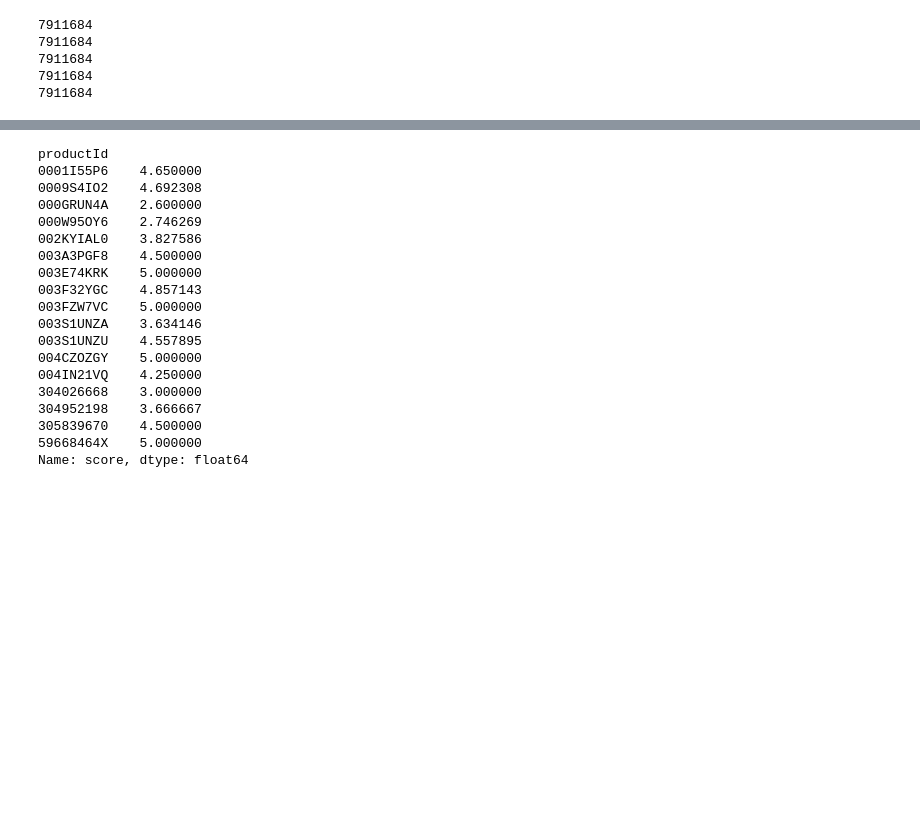
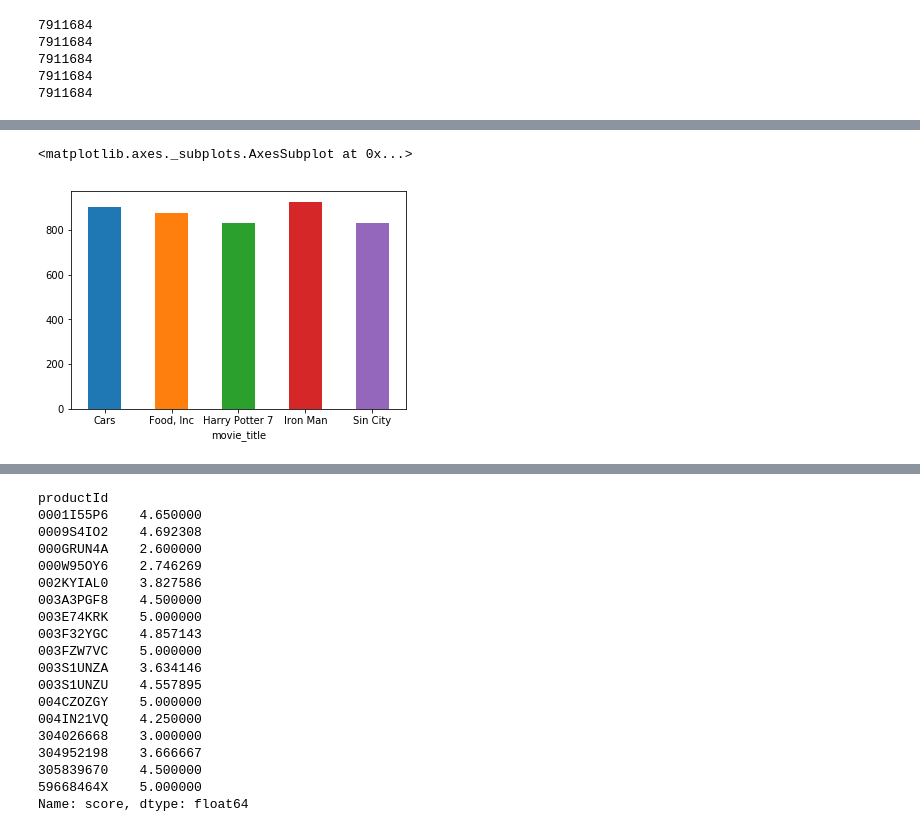
Before and after one commit to trangtran72/CS585_FinalProject, a Jupyter notebook: Final_Project.ipynb, the cells around one changed output, grey strips where cells are left out. Cells and saved outputs as stored; diff of their text form; code cells hidden in the pictures; blank space fills up the shorter version.

```diff
--- a/Final_Project.ipynb
+++ b/Final_Project.ipynb
@@ -58,0 +103,4 @@ to_csv = df.to_csv ('dataframe.csv', index = None, header=True) #Don't forget to
+# %%
+dictionary_movie = {'B000H7I6CU':'Cars','B004SIPA0A':'Sin City','B004WMKSH2':'Harry Potter 7', 'B001I1NGHY':'Iron Man', 'B002LBKDYE':'Food, Inc'}
+# %%
+new_df['movie_title'] = new_df['productId'].map(dictionary_movie)
@@ -58,0 +109,6 @@ to_csv = df.to_csv ('dataframe.csv', index = None, header=True) #Don't forget to
+# %%
+temp=new_df.groupby('movie_title')['movie_title'].count()
+temp.plot.bar(x='movie_title',rot=0)
+# %% [output]
+<matplotlib.axes._subplots.AxesSubplot at 0x...>
+[figure, added]
```
Also changed, not shown: parts of 22 cells of this notebook.
